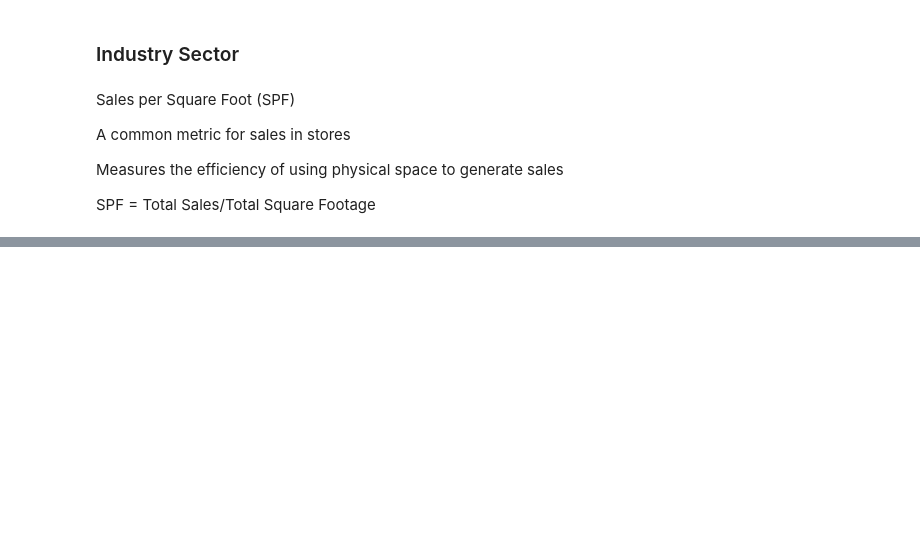
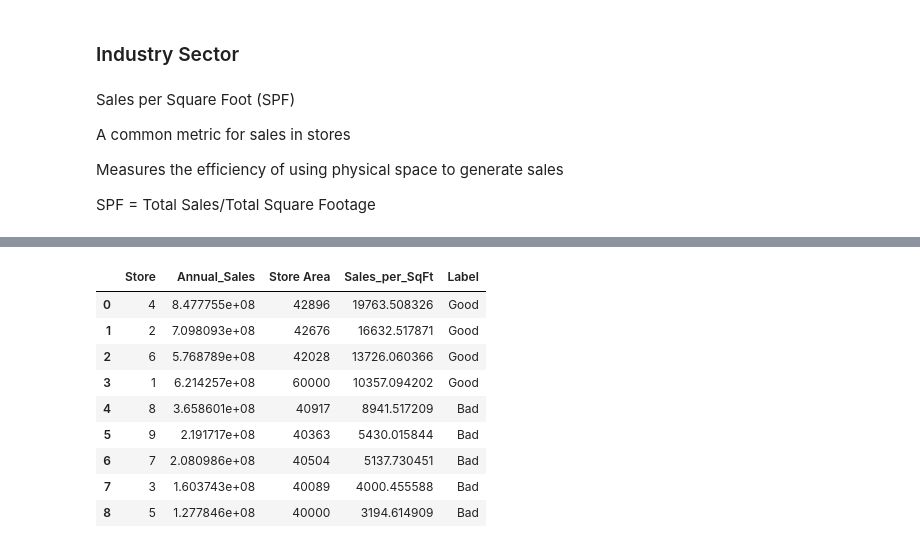
Before and after one commit to saulzmtz/ds, a Jupyter notebook: leaningTower1.ipynb, the cells around one changed output, grey strips where cells are left out. Cells and saved outputs as stored; diff of their text form; code cells hidden in the pictures; blank space fills up the shorter version.

```diff
--- a/leaningTower1.ipynb
+++ b/leaningTower1.ipynb
@@ -859,0 +1107,17 @@ SPF = Total Sales/Total Square Footage
+# %%
+# Sort the table in descending order by Sales_per_SqFt (SPF) value
+result_with_classification_sorted = result_with_classification.sort_values(by='Sales_per_SqFt', ascending=False).reset_index(drop=True)
+
+# Display the sorted table
+display(result_with_classification_sorted)
+# %% [output]
+|  | Store | Annual_Sales | Store Area | Sales_per_SqFt | Label |
+| 0 | 4 | 8.477755e+08 | 42896 | 19763.508326 | Good |
+| 1 | 2 | 7.098093e+08 | 42676 | 16632.517871 | Good |
+| 2 | 6 | 5.768789e+08 | 42028 | 13726.060366 | Good |
+| 3 | 1 | 6.214257e+08 | 60000 | 10357.094202 | Good |
+| 4 | 8 | 3.658601e+08 | 40917 | 8941.517209 | Bad |
+| 5 | 9 | 2.191717e+08 | 40363 | 5430.015844 | Bad |
+| 6 | 7 | 2.080986e+08 | 40504 | 5137.730451 | Bad |
+| 7 | 3 | 1.603743e+08 | 40089 | 4000.455588 | Bad |
+| 8 | 5 | 1.277846e+08 | 40000 | 3194.614909 | Bad |
```
Also changed, not shown: parts of 12 cells of this notebook.
